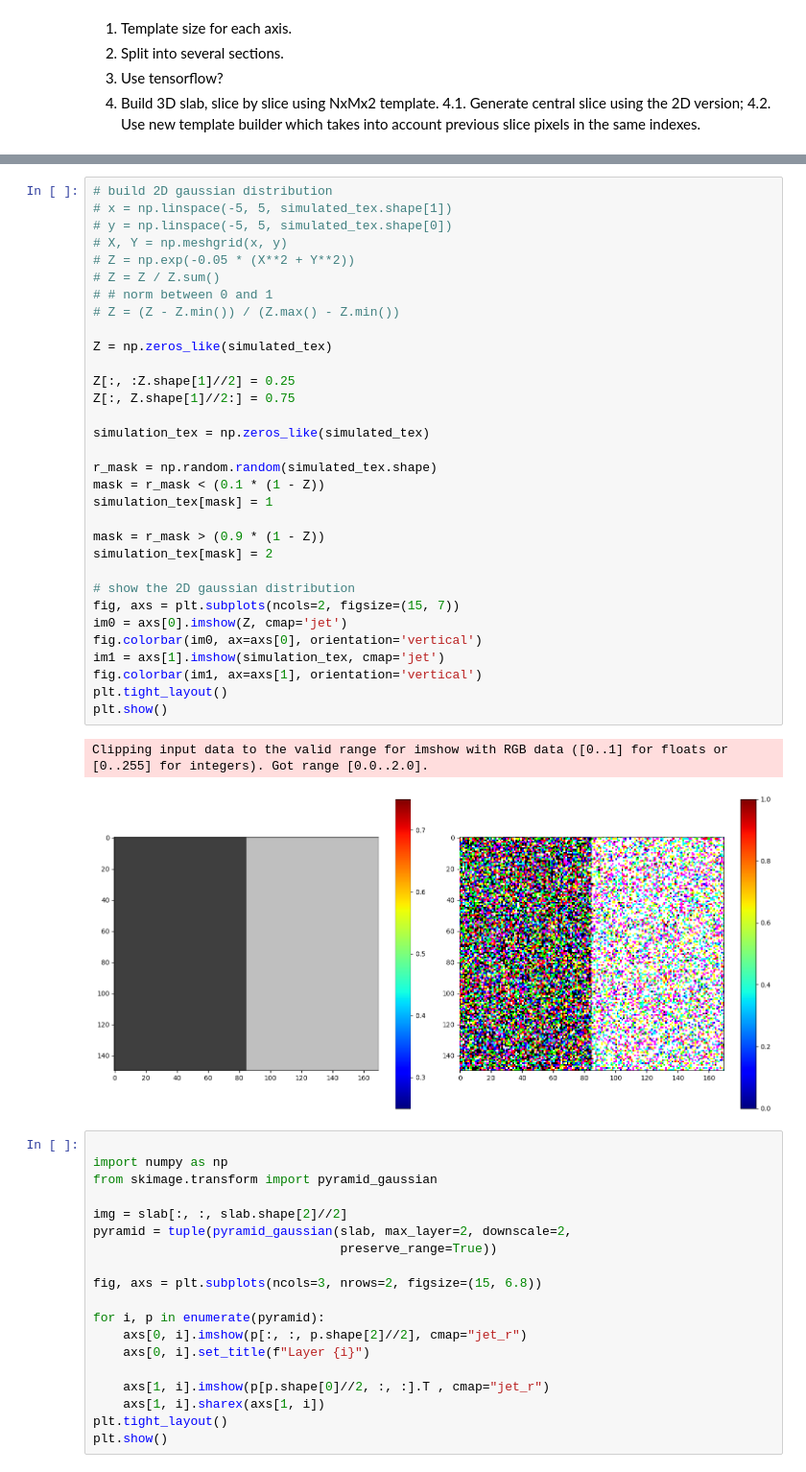
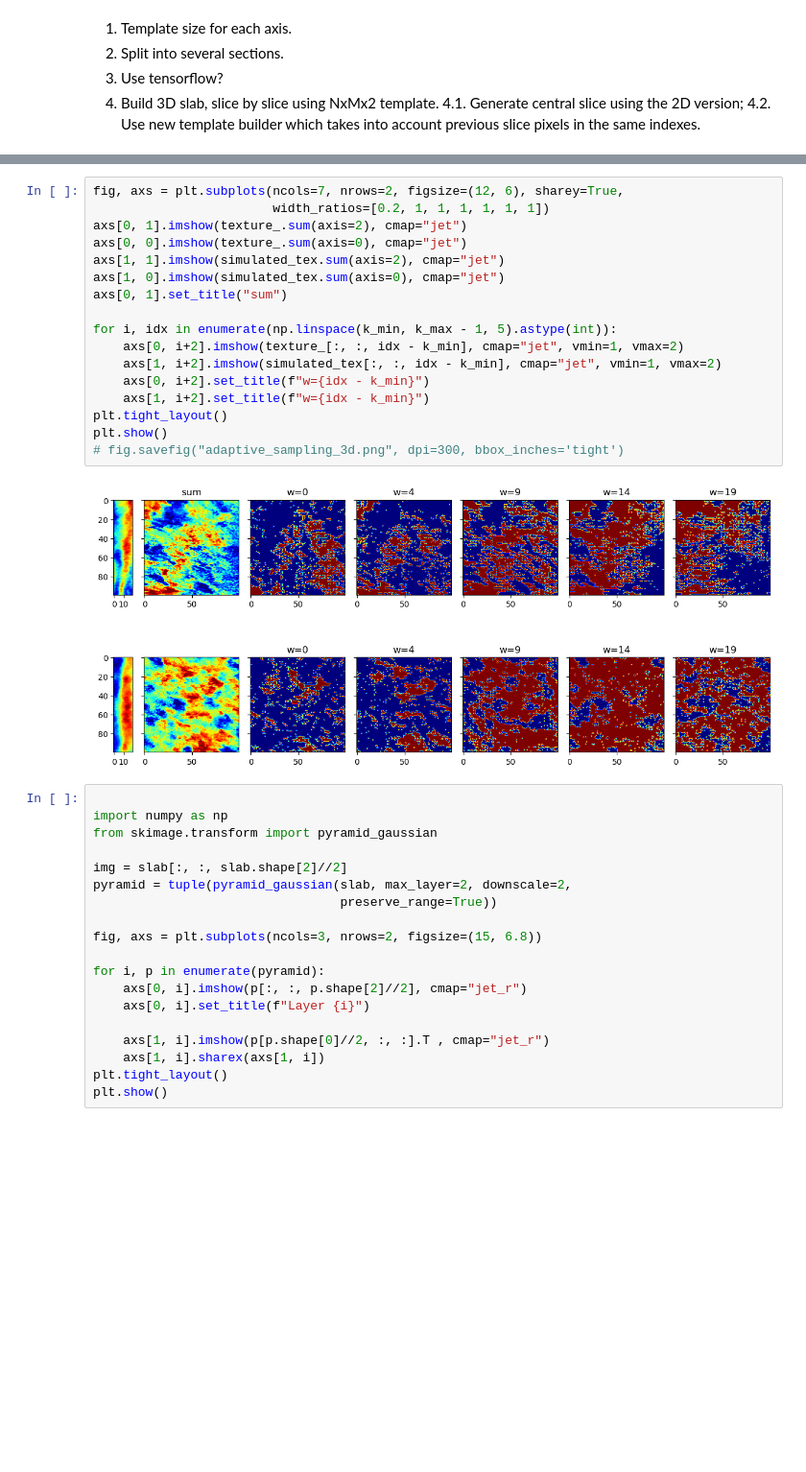
Before and after one commit to TiNezlobinsky/BiTis, a Jupyter notebook: examples/slab_simulation.ipynb, the cells around one changed output, grey strips where cells are left out. Shown at 96% size. Cells and saved outputs as stored; diff of their text form; blank space fills up the shorter version.

```diff
--- a/examples/slab_simulation.ipynb
+++ b/examples/slab_simulation.ipynb
@@ -102,38 +73,22 @@ plt.show()
-# %%
-# build 2D gaussian distribution
-# x = np.linspace(-5, 5, simulated_tex.shape[1])
-# y = np.linspace(-5, 5, simulated_tex.shape[0])
-# X, Y = np.meshgrid(x, y)
-# Z = np.exp(-0.05 * (X**2 + Y**2))
-# Z = Z / Z.sum()
-# # norm between 0 and 1
-# Z = (Z - Z.min()) / (Z.max() - Z.min())
-
-Z = np.zeros_like(simulated_tex)
-
-Z[:, :Z.shape[1]//2] = 0.25
-Z[:, Z.shape[1]//2:] = 0.75
-
-simulation_tex = np.zeros_like(simulated_tex)
-
-r_mask = np.random.random(simulated_tex.shape)
-mask = r_mask < (0.1 * (1 - Z))
-simulation_tex[mask] = 1
-
-mask = r_mask > (0.9 * (1 - Z))
-simulation_tex[mask] = 2
-
-# show the 2D gaussian distribution
-fig, axs = plt.subplots(ncols=2, figsize=(15, 7))
-im0 = axs[0].imshow(Z, cmap='jet')
-fig.colorbar(im0, ax=axs[0], orientation='vertical')
-im1 = axs[1].imshow(simulation_tex, cmap='jet')
-fig.colorbar(im1, ax=axs[1], orientation='vertical')
-plt.tight_layout()
-plt.show()
-# %% [output]
-Clipping input data to the valid range for imshow with RGB data ([0..1] for floats or [0..255] for integers). Got range [0.0..2.0].
-[figure, removed]
+# %%
+fig, axs = plt.subplots(ncols=7, nrows=2, figsize=(12, 6), sharey=True,
+                        width_ratios=[0.2, 1, 1, 1, 1, 1, 1])
+axs[0, 1].imshow(texture_.sum(axis=2), cmap="jet")
+axs[0, 0].imshow(texture_.sum(axis=0), cmap="jet")
+axs[1, 1].imshow(simulated_tex.sum(axis=2), cmap="jet")
+axs[1, 0].imshow(simulated_tex.sum(axis=0), cmap="jet")
+axs[0, 1].set_title("sum")
+
+for i, idx in enumerate(np.linspace(k_min, k_max - 1, 5).astype(int)):
+    axs[0, i+2].imshow(texture_[:, :, idx - k_min], cmap="jet", vmin=1, vmax=2)
+    axs[1, i+2].imshow(simulated_tex[:, :, idx - k_min], cmap="jet", vmin=1, vmax=2)
+    axs[0, i+2].set_title(f"w={idx - k_min}")
+    axs[1, i+2].set_title(f"w={idx - k_min}")
+plt.tight_layout()
+plt.show()
+# fig.savefig("adaptive_sampling_3d.png", dpi=300, bbox_inches='tight')
+# %% [output]
+[figure, added]
 # %%
 
 import numpy as np
```
Also changed, not shown: parts of 8 cells of this notebook, 2 other files.
